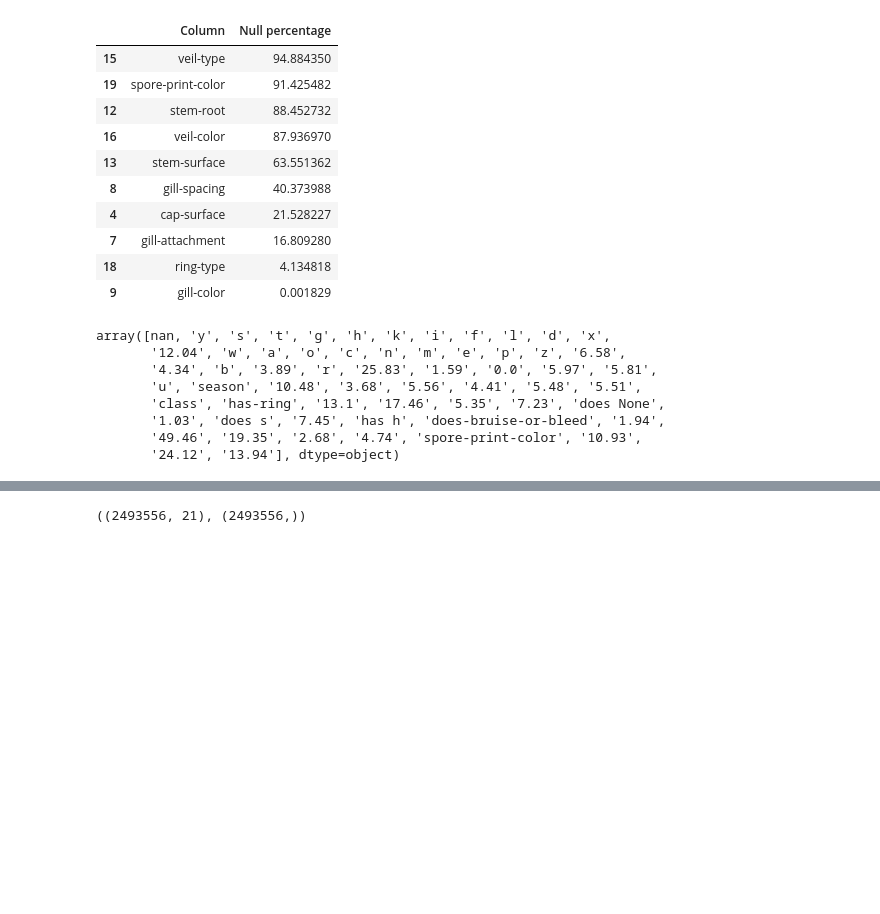
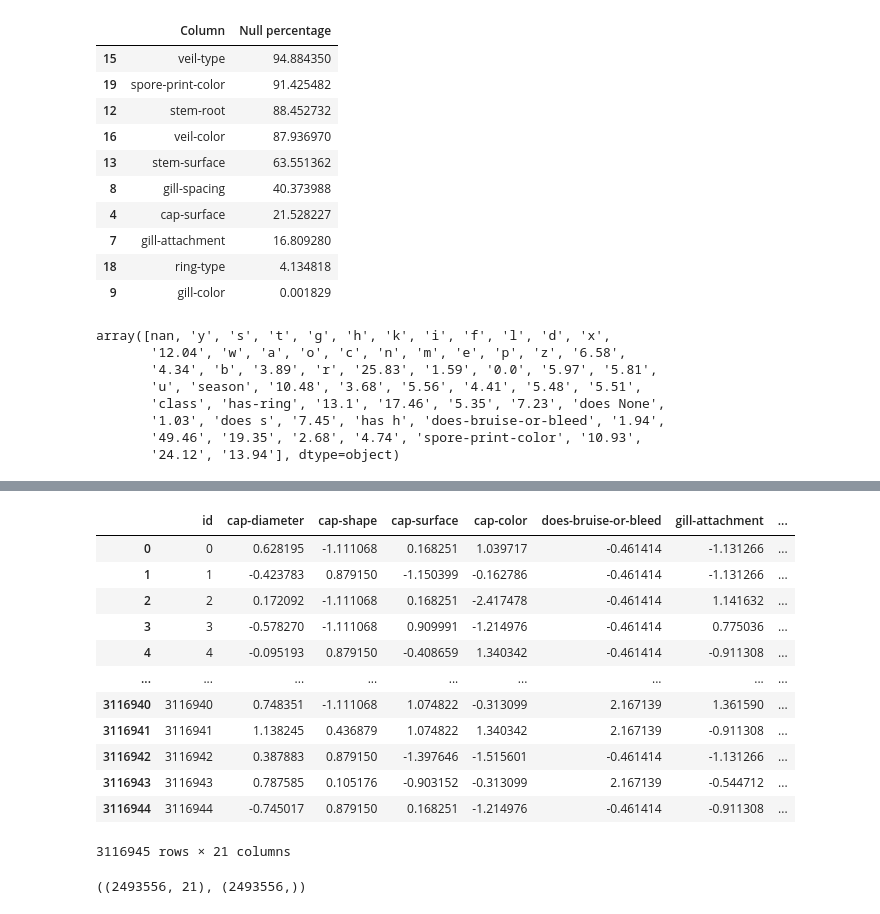
Before and after one commit to ilyos-nishanov/poisonous_shrooms, a Jupyter notebook: main.ipynb, the cells around one changed output, grey strips where cells are left out. Drawn from its saved outputs; the diff is of its cells as text; code cells hidden in the pictures; blank space fills up the shorter version.

```diff
--- a/main.ipynb
+++ b/main.ipynb
@@ -99 +103,17 @@ X
+# %%
+X_scaled
+# %% [output]
+|  | id | cap-diameter | cap-shape | cap-surface | cap-color | does-bruise-or-bleed | gill-attachment | ... |
+| 0 | 0 | 0.628195 | -1.111068 | 0.168251 | 1.039717 | -0.461414 | -1.131266 | ... |
+| 1 | 1 | -0.423783 | 0.879150 | -1.150399 | -0.162786 | -0.461414 | -1.131266 | ... |
+| 2 | 2 | 0.172092 | -1.111068 | 0.168251 | -2.417478 | -0.461414 | 1.141632 | ... |
+| 3 | 3 | -0.578270 | -1.111068 | 0.909991 | -1.214976 | -0.461414 | 0.775036 | ... |
+| 4 | 4 | -0.095193 | 0.879150 | -0.408659 | 1.340342 | -0.461414 | -0.911308 | ... |
+| ... | ... | ... | ... | ... | ... | ... | ... | ... |
+| 3116940 | 3116940 | 0.748351 | -1.111068 | 1.074822 | -0.313099 | 2.167139 | 1.361590 | ... |
+| 3116941 | 3116941 | 1.138245 | 0.436879 | 1.074822 | 1.340342 | 2.167139 | -0.911308 | ... |
+| 3116942 | 3116942 | 0.387883 | 0.879150 | -1.397646 | -1.515601 | -0.461414 | -1.131266 | ... |
+| 3116943 | 3116943 | 0.787585 | 0.105176 | -0.903152 | -0.313099 | 2.167139 | -0.544712 | ... |
+| 3116944 | 3116944 | -0.745017 | 0.879150 | 0.168251 | -1.214976 | -0.461414 | -0.911308 | ... |
+3116945 rows × 21 columns
 # %%
```
Also changed, not shown: parts of 26 cells of this notebook, 1 other file.
